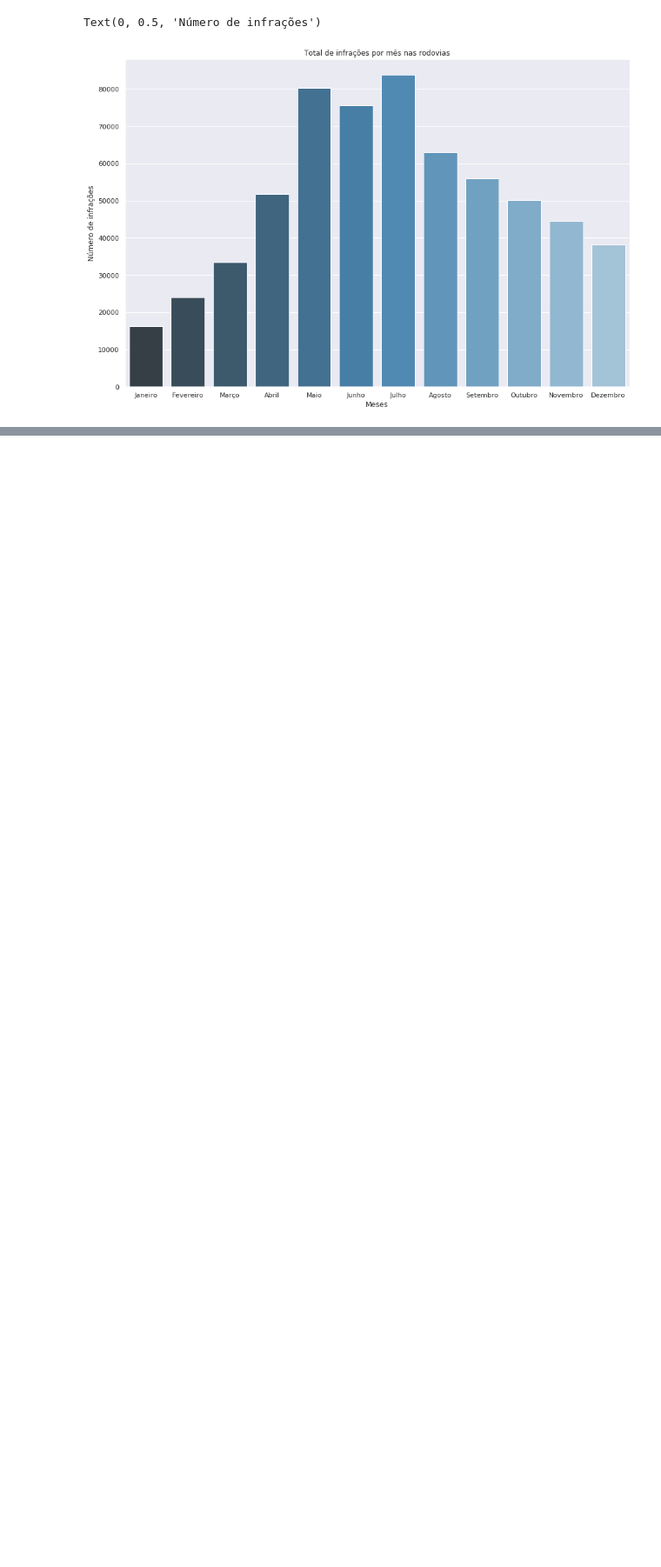
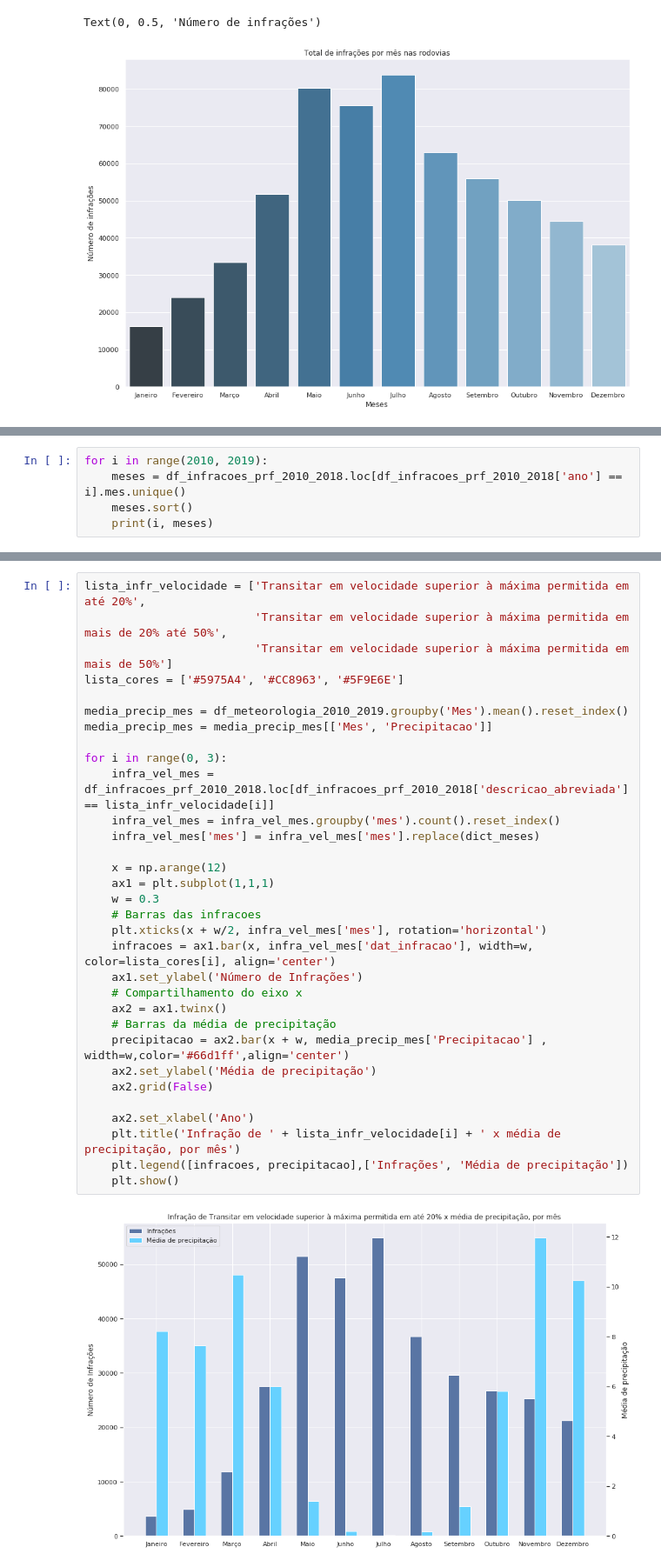
Before and after one commit to IagoCarvalho/tcc_scripts, a Jupyter notebook: QP02-Analysis.ipynb, the cells around one changed output, grey strips where cells are left out. Shown at 87% size. Drawn from its saved outputs; the diff is of its cells as text; blank space fills up the shorter version.

```diff
--- a/QP02-Analysis.ipynb
+++ b/QP02-Analysis.ipynb
@@ -587,0 +624,5 @@ Text(0, 0.5, 'Número de infrações')
+# %%
+for i in range(2010, 2019):
+    meses = df_infracoes_prf_2010_2018.loc[df_infracoes_prf_2010_2018['ano'] == i].mes.unique()
+    meses.sort()
+    print(i, meses)
@@ -587,0 +683,34 @@ Text(0, 0.5, 'Número de infrações')
+# %%
+lista_infr_velocidade = ['Transitar em velocidade superior à máxima permitida em até 20%',
+                         'Transitar em velocidade superior à máxima permitida em mais de 20% até 50%',
+                         'Transitar em velocidade superior à máxima permitida em mais de 50%']
+lista_cores = ['#5975A4', '#CC8963', '#5F9E6E']
+
+media_precip_mes = df_meteorologia_2010_2019.groupby('Mes').mean().reset_index()
+media_precip_mes = media_precip_mes[['Mes', 'Precipitacao']]
+
+for i in range(0, 3):
+    infra_vel_mes = df_infracoes_prf_2010_2018.loc[df_infracoes_prf_2010_2018['descricao_abreviada'] == lista_infr_velocidade[i]]
+    infra_vel_mes = infra_vel_mes.groupby('mes').count().reset_index()
+    infra_vel_mes['mes'] = infra_vel_mes['mes'].replace(dict_meses)
+
+    x = np.arange(12)
+    ax1 = plt.subplot(1,1,1)
+    w = 0.3
+    # Barras das infracoes
+    plt.xticks(x + w/2, infra_vel_mes['mes'], rotation='horizontal')
+    infracoes = ax1.bar(x, infra_vel_mes['dat_infracao'], width=w, color=lista_cores[i], align='center')
+    ax1.set_ylabel('Número de Infrações')
+    # Compartilhamento do eixo x
+    ax2 = ax1.twinx()
+    # Barras da média de precipitação
+    precipitacao = ax2.bar(x + w, media_precip_mes['Precipitacao'] , width=w,color='#66d1ff',align='center')
+    ax2.set_ylabel('Média de precipitação')
+    ax2.grid(False)
+
+    ax2.set_xlabel('Ano')
+    plt.title('Infração de ' + lista_infr_velocidade[i] + ' x média de precipitação, por mês')
+    plt.legend([infracoes, precipitacao],['Infrações', 'Média de precipitação'])
+    plt.show()
+# %% [output]
+[figure, added]
```
Also changed, not shown: parts of 8 cells of this notebook.
